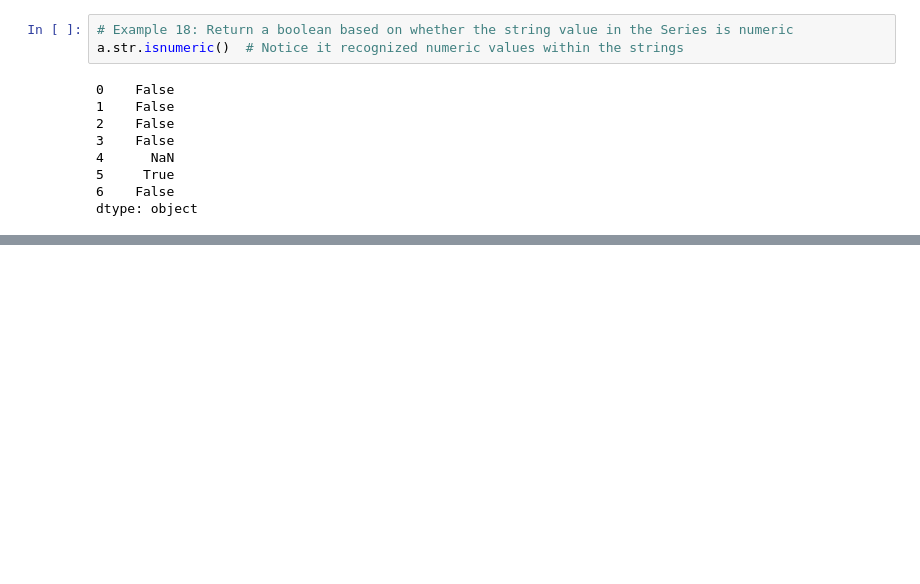
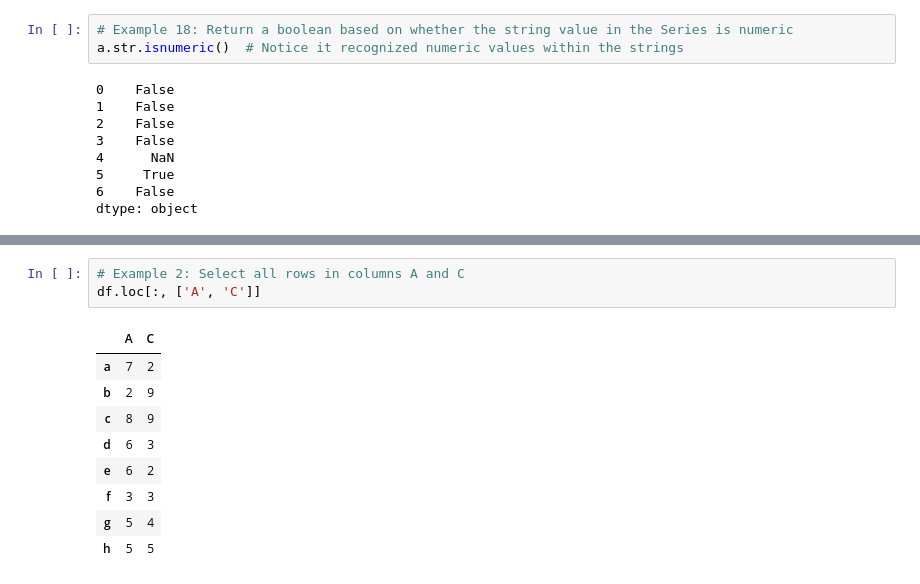
Before and after one commit to mga321/tutorialspoint_notebooks, a Jupyter notebook: pandas.ipynb, the cells around one changed output, grey strips where cells are left out. Drawn from its saved outputs; the diff is of its cells as text; blank space fills up the shorter version.

```diff
--- a/pandas.ipynb
+++ b/pandas.ipynb
@@ -1178,0 +1215,13 @@ dtype: object
+# %%
+# Example 2: Select all rows in columns A and C
+df.loc[:, ['A', 'C']]
+# %% [output]
+|  | A | C |
+| a | 7 | 2 |
+| b | 2 | 9 |
+| c | 8 | 9 |
+| d | 6 | 3 |
+| e | 6 | 2 |
+| f | 3 | 3 |
+| g | 5 | 4 |
+| h | 5 | 5 |
```
Also changed, not shown: parts of 11 cells of this notebook.
